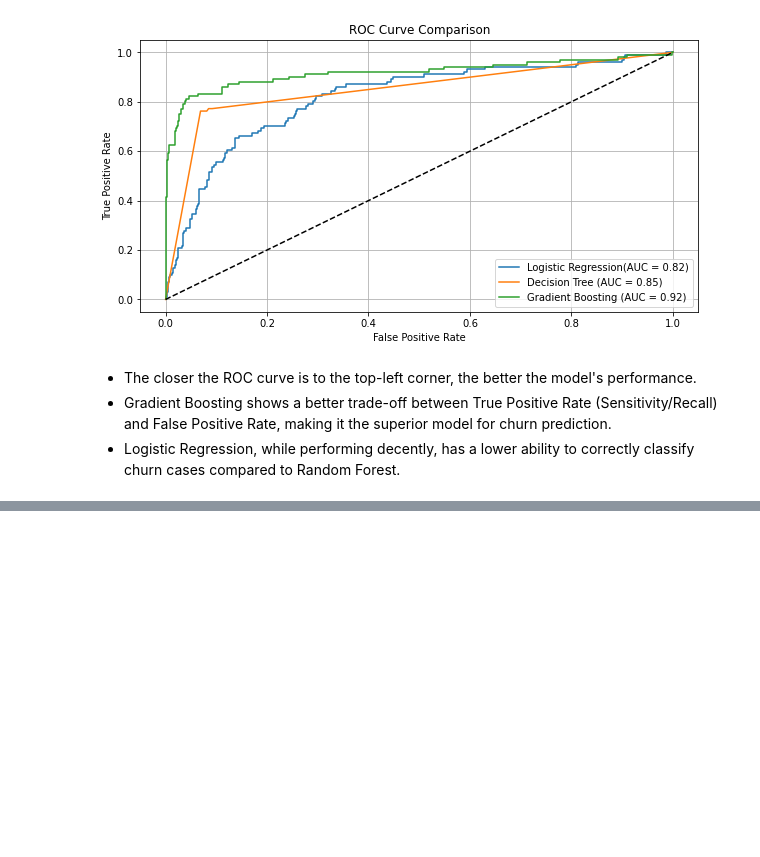
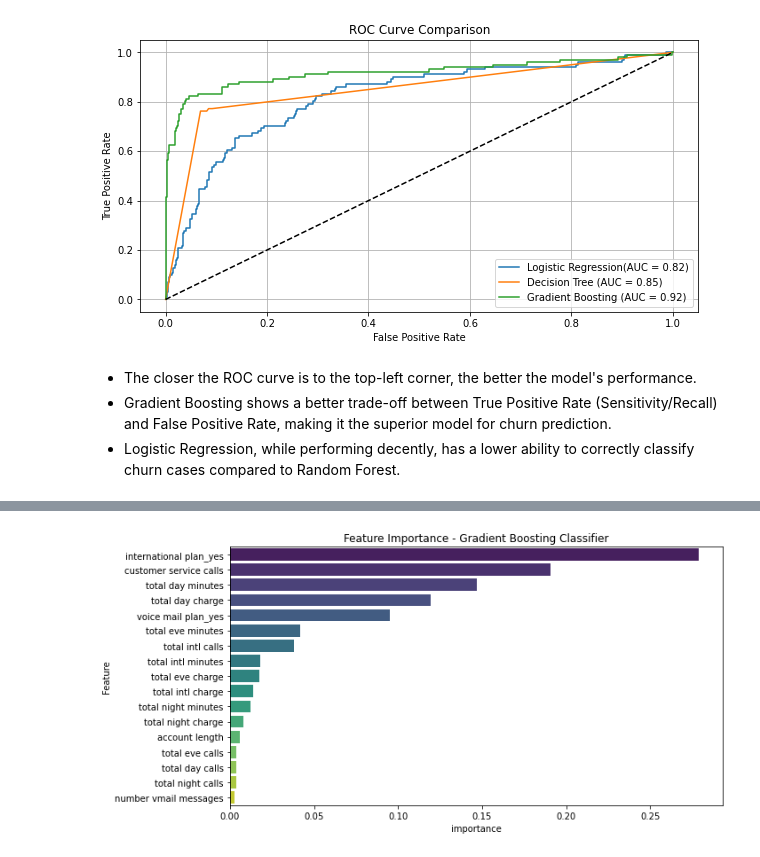
Before and after one commit to Julie-t/CustomerChurn, a Jupyter notebook: project.ipynb, the cells around one changed output, grey strips where cells are left out. Cells and saved outputs as stored; diff of their text form; code cells hidden in the pictures; blank space fills up the shorter version.

Commit message:
classify the importance of features in gradient boosting classifier

```diff
--- a/project.ipynb
+++ b/project.ipynb
@@ -557,0 +561,16 @@ plt.show()
+# %%
+# get feature importance from the trained gradient boosting model
+importances = gb_model.feature_importances_
+
+# match them to the feature names
+feature_names = X_train_resampled.columns
+
+# create a dataframe
+feature_importance_df = pd.DataFrame({
+    'Feature': feature_names,
+    'importance': importances
+})
+
+feature_importance_df = feature_importance_df.sort_values(by='importance', ascending=False)
+
+feature_importance_df
@@ -557,0 +596,9 @@ plt.show()
+# %%
+# plot
+plt.figure(figsize=(10,5))
+sns.barplot(data = feature_importance_df, x='importance', y='Feature', palette='viridis')
+plt.title('Feature Importance - Gradient Boosting Classifier')
+plt.tight_layout()
+plt.show()
+# %% [output]
+[figure, added]
```
Also changed, not shown: parts of 3 cells of this notebook.
